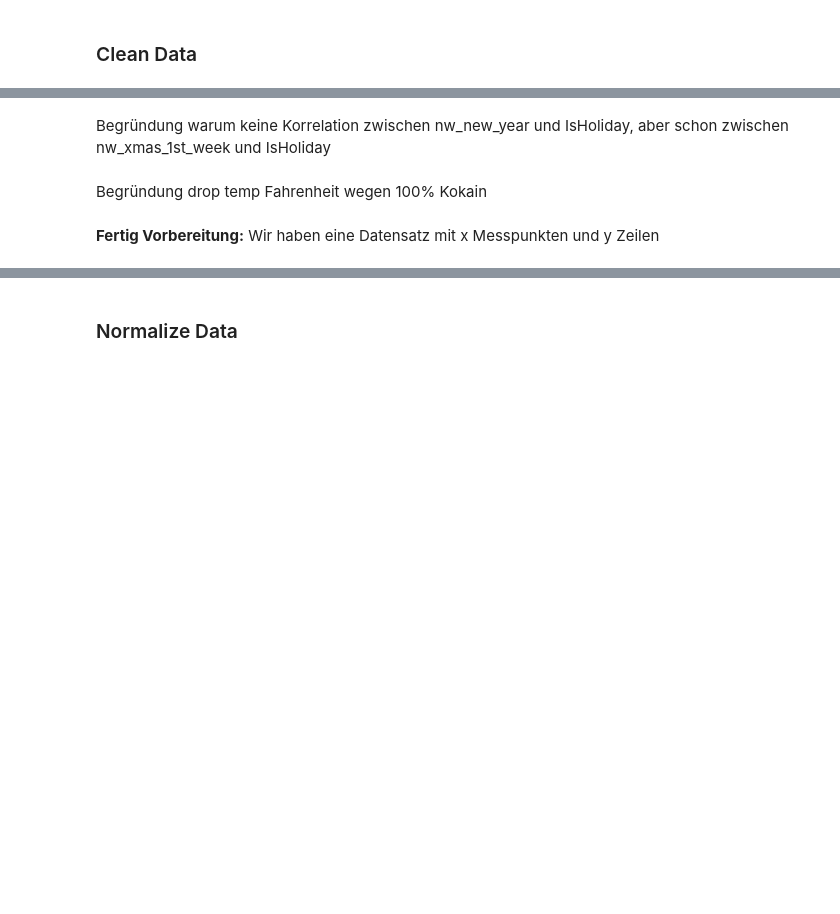
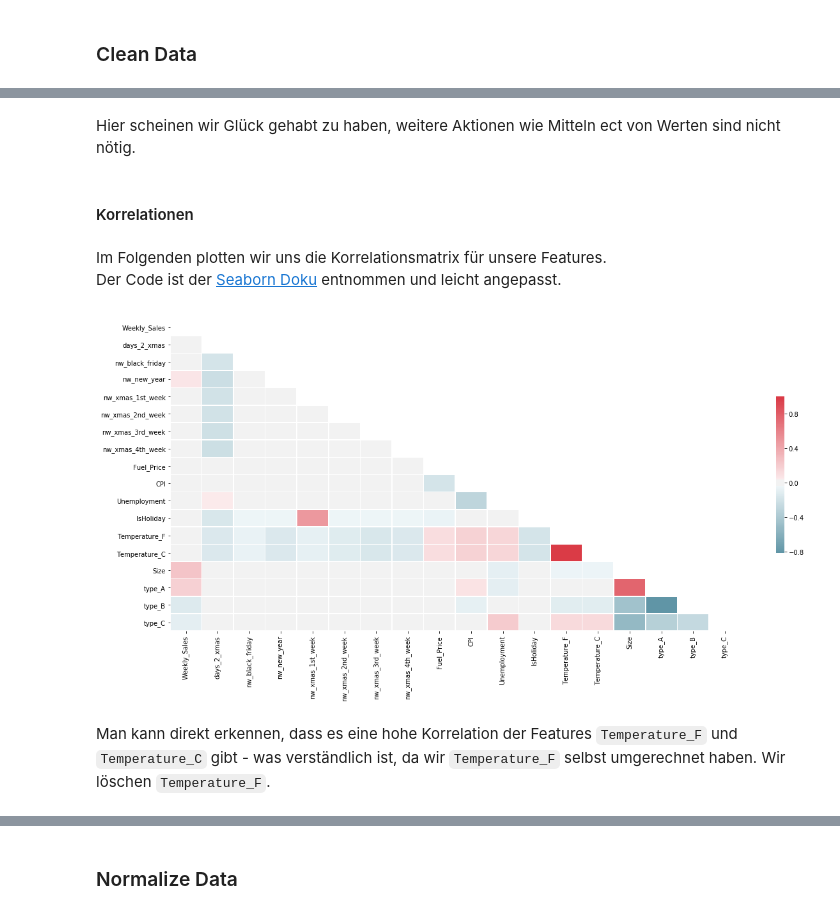
Before and after one commit to ben-haussner/data-mining-assignment, a Jupyter notebook: walmart_xmas_final_assignment.ipynb, the cells around one changed output, grey strips where cells are left out. Drawn from its saved outputs; the diff is of its cells as text; code cells hidden in the pictures; blank space fills up the shorter version.

````diff
--- a/walmart_xmas_final_assignment.ipynb
+++ b/walmart_xmas_final_assignment.ipynb
@@ -556,2 +635,4 @@ merged_all_df.head()
 # %%
-merged_all_df.drop(columns=['MarkDown1','MarkDown2','MarkDown3','MarkDown4','MarkDown5'],inplace=True)
+if 'MarkDown1' in merged_all_df.columns:
+    merged_all_df.drop(columns=['MarkDown1','MarkDown2','MarkDown3','MarkDown4','MarkDown5'],inplace=True)
+merged_all_df.head()
@@ -562,26 +669,22 @@ merged_all_df.isnull().sum()
+# %% [markdown]
+Hier scheinen wir Glück gehabt zu haben, weitere Aktionen wie Mitteln ect von Werten sind nicht nötig.
+# %% [markdown]
+#### Korrelationen
+# %% [markdown]
+Im Folgenden plotten wir uns die Korrelationsmatrix für unsere Features.
+Der Code ist der [Seaborn Doku](https://seaborn.pydata.org/examples/many_pairwise_correlations.html) entnommen und leicht angepasst.
 # %%
 corr = merged_all_df.iloc[:,3:].corr()
-
-# Generate a mask for the upper triangle
 mask = np.zeros_like(corr, dtype=np.bool)
 mask[np.triu_indices_from(mask)] = True
-
-# Set up the matplotlib figure
-f, ax = plt.subplots(figsize=(11, 9))
-
-# Generate a custom diverging colormap
+f, ax = plt.subplots(figsize=(20, 9))
 cmap = sns.diverging_palette(220, 10, as_cmap=True)
-
-# Draw the heatmap with the mask and correct aspect ratio
-sns.heatmap(corr, mask=mask, cmap=cmap, center=0,
-            square=True, linewidths=.5, cbar_kws={"shrink": .5})
+sns.heatmap(corr, mask=mask, cmap=cmap, center=0, square=False, linewidths=.5, cbar_kws={"shrink": .5})
+plt.show()
+# %% [output]
+[figure, added]
-# %% [markdown]
-Begründung warum keine Korrelation zwischen nw_new_year und IsHoliday, aber schon zwischen nw_xmas_1st_week und IsHoliday
-# %% [markdown]
-Begründung drop temp Fahrenheit wegen 100% Kokain
+# %% [markdown]
+Man kann direkt erkennen, dass es eine hohe Korrelation der Features ```Temperature_F``` und ```Temperature_C``` gibt - was verständlich ist, da wir ```Temperature_F``` selbst umgerechnet haben. Wir löschen ```Temperature_F```.
 # %%
 if 'Temperature_F' in merged_all_df.columns:
     merged_all_df.drop(columns='Temperature_F',inplace=True)
-# %% [markdown]
-__Fertig Vorbereitung:__
-Wir haben eine Datensatz mit x Messpunkten und y Zeilen
````
Also changed, not shown: parts of 45 cells of this notebook.
